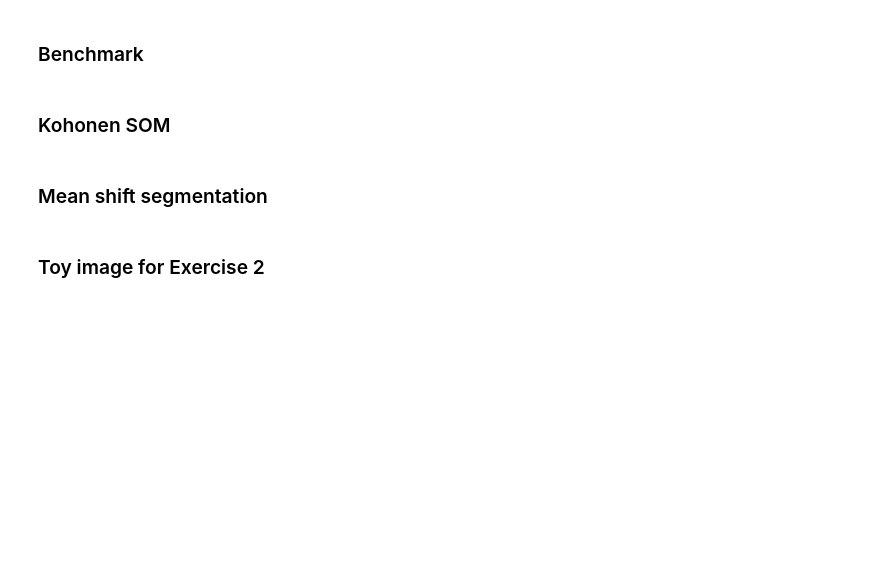
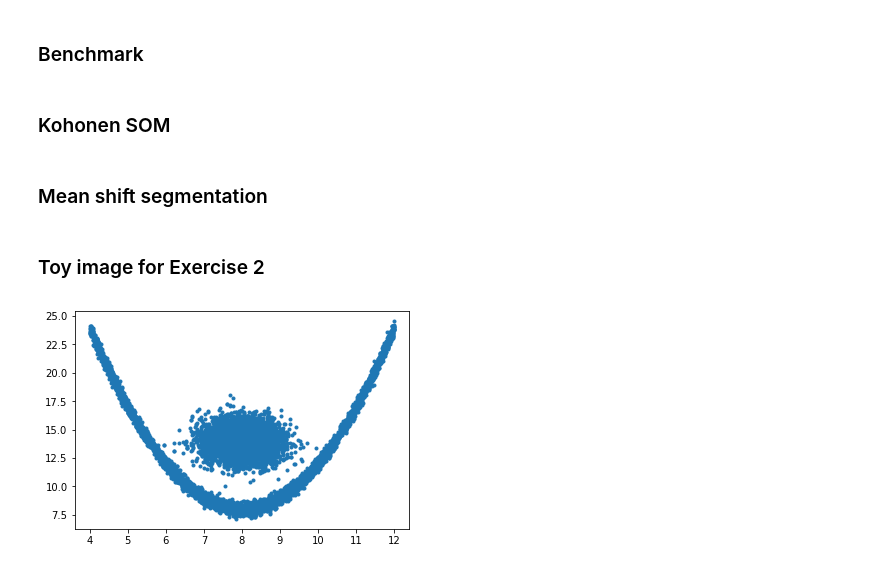
Before and after one commit to rsip/CRC4Docker, a Jupyter notebook: src/Chapter8.ipynb, the cells around one changed output. Drawn from its saved outputs; the diff is of its cells as text; code cells hidden in the pictures; blank space fills up the shorter version.

```diff
--- a/src/Chapter8.ipynb
+++ b/src/Chapter8.ipynb
@@ -214,4 +246,6 @@ for k in range(2):
     outBand.FlushCache()
 outDataset = None
 # %%
-run scripts/scatterplot imagery/toy.tif imagery/toy.tif 1 2
+run scripts/scatterplot -s '/home/mort/LaTeX/new projects/CRC4/Chapter8/fig8_11.eps' imagery/toy.tif imagery/toy.tif 1 2
+# %% [output]
+[figure, added]
```
Also changed, not shown: parts of 4 cells of this notebook, 25 other files.
